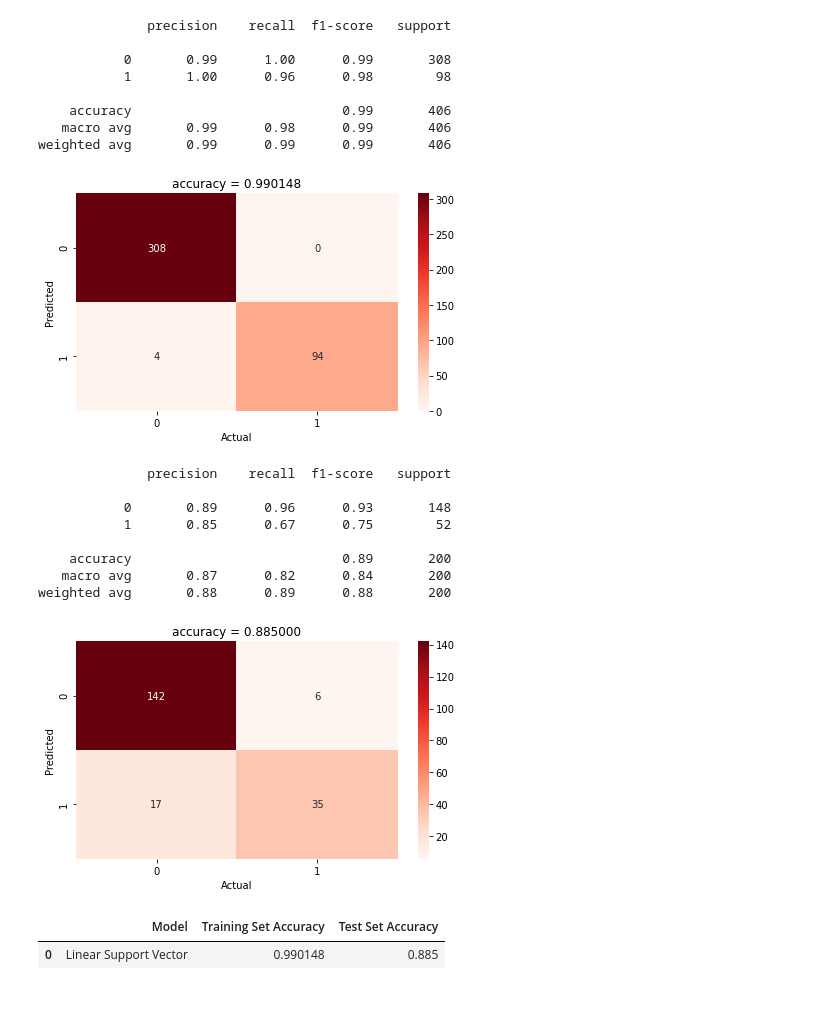
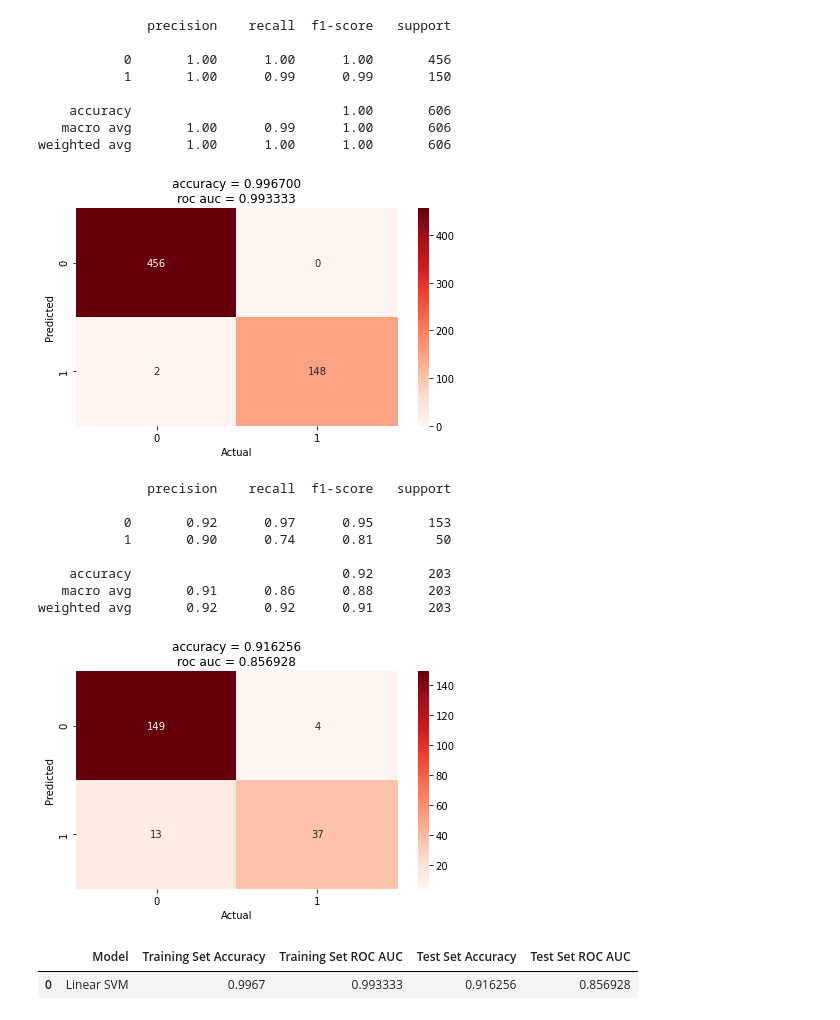
Before and after one commit to mayorofdesalle/koc-training, a Jupyter notebook: 03. Training Models/newsClassifier_LSV.ipynb, the cells around one changed output. Drawn from its saved outputs; the diff is of its cells as text; code cells hidden in the pictures.

```diff
--- a/03. Training Models/newsClassifier_LSV.ipynb
+++ b/03. Training Models/newsClassifier_LSV.ipynb
@@ -1,7 +1,7 @@
 # %%
 import pandas as pd
-data = pd.read_feather('Feathers/processed_data.feather')
-data.head()
+train = pd.read_feather('Feathers/processed_train_data.feather')
+train.head()
 # %% [output]
 |  | text | label |
 | 0 | reader mail sc ruling alimony sup... | 0 |
@@ -15,5 +12,4 @@ X_train, X_test, y_train, y_test = train_test_split(data.text, data.label, test_
 # %%
-# Grid search
 from sklearn.feature_extraction.text import TfidfVectorizer
 from sklearn.svm import LinearSVC
 from sklearn.model_selection import GridSearchCV
@@ -38,7 +34,7 @@ parameters = {
 }
 
 grid_search = GridSearchCV(pipeline, parameters, n_jobs=-1, verbose=1)
-grid_search.fit(X_train, y_train)
+grid_search.fit(train.text, train.label)
 
 print("Best score: %0.3f" % grid_search.best_score_)
 print("Best parameters set:")
@@ -79,39 +85,38 @@ Best parameters set:
 # %%
-# Predict and report
-from sklearn.metrics import classification_report, confusion_matrix, accuracy_score
+from sklearn.metrics import classification_report, confusion_matrix, accuracy_score, roc_auc_score
 import matplotlib.pyplot as plt
 import seaborn as sns
 %matplotlib inline
 
-y_pred = grid_search.predict(X_train)
-print(classification_report(y_train, y_pred))
+y_pred = grid_search.predict(train.text)
+print(classification_report(train.label, y_pred))
 
-conf_matrix = confusion_matrix(y_train, y_pred)
+conf_matrix = confusion_matrix(train.label, y_pred)
 plt.figure(figsize=(7.2,4))
 sns.heatmap(conf_matrix,
             annot=True,
             fmt='g',
             xticklabels=[0, 1],
             yticklabels=[0, 1],
             cmap="Reds",)
 plt.ylabel('Predicted')
 plt.xlabel('Actual')
-plt.title('accuracy = %f' %(accuracy_score(y_train, y_pred)))
+plt.title('accuracy = %f\nroc auc = %f' %(accuracy_score(train.label, y_pred), roc_auc_score(train.label, y_pred)))
 plt.show()
 # %% [output]
               precision    recall  f1-score   support
 
-           0       0.99      1.00      0.99       308
-           1       1.00      0.96      0.98        98
+           0       1.00      1.00      1.00       456
+           1       1.00      0.99      0.99       150
 
-    accuracy                           0.99       406
-   macro avg       0.99      0.98      0.99       406
-weighted avg       0.99      0.99      0.99       406
+    accuracy                           1.00       606
+   macro avg       1.00      0.99      1.00       606
+weighted avg       1.00      1.00      1.00       606
-[figure, old version]
+[figure, new version]
 # %%
-y_pred = grid_search.predict(X_test)
-print(classification_report(y_test, y_pred))
-conf_matrix = confusion_matrix(y_test, y_pred)
+y_pred = grid_search.predict(test.text)
+print(classification_report(test.label, y_pred))
+conf_matrix = confusion_matrix(test.label, y_pred)
 plt.figure(figsize=(7.2,4))
 sns.heatmap(conf_matrix,
             annot=True,
@@ -121,29 +126,30 @@ sns.heatmap(conf_matrix,
             cmap="Reds",)
 plt.ylabel('Predicted')
 plt.xlabel('Actual')
-plt.title('accuracy = %f' %(accuracy_score(y_test, y_pred)))
+plt.title('accuracy = %f\nroc auc = %f' %(accuracy_score(test.label, y_pred), roc_auc_score(test.label, y_pred)))
 plt.show()
 # %% [output]
               precision    recall  f1-score   support
 
-           0       0.89      0.96      0.93       148
-           1       0.85      0.67      0.75        52
+           0       0.92      0.97      0.95       153
+           1       0.90      0.74      0.81        50
 
-    accuracy                           0.89       200
-   macro avg       0.87      0.82      0.84       200
-weighted avg       0.88      0.89      0.88       200
+    accuracy                           0.92       203
+   macro avg       0.91      0.86      0.88       203
+weighted avg       0.92      0.92      0.91       203
-[figure, old version]
+[figure, new version]
 # %%
 d = {
-     'Model': 'Linear Support Vector',
-     'Training Set Accuracy': accuracy_score(y_train, grid_search.predict(X_train)),
-     'Test Set Accuracy': accuracy_score(y_test, y_pred)
+    'Model': 'Linear SVM',
+    'Training Set Accuracy': accuracy_score(train.label, grid_search.predict(train.text)),
+    'Training Set ROC AUC': roc_auc_score(train.label, grid_search.predict(train.text)),
+    'Test Set Accuracy': accuracy_score(test.label, y_pred),
+    'Test Set ROC AUC': roc_auc_score(test.label, y_pred),
 }
-
 df_models_lsv = pd.DataFrame(d, index=[0])
 df_models_lsv
 # %% [output]
-|  | Model | Training Set Accuracy | Test Set Accuracy |
-| 0 | Linear Support Vector | 0.990148 | 0.885 |
+|  | Model | Training Set Accuracy | Training Set ROC AUC | Test Set Accuracy | Test Set ROC AUC |
+| 0 | Linear SVM | 0.9967 | 0.993333 | 0.916256 | 0.856928 |
 # %%
 df_models_lsv.to_feather('Feathers/Models/lsv.feather')
```
Also changed, not shown: parts of 4 cells of this notebook, 1 other file.
